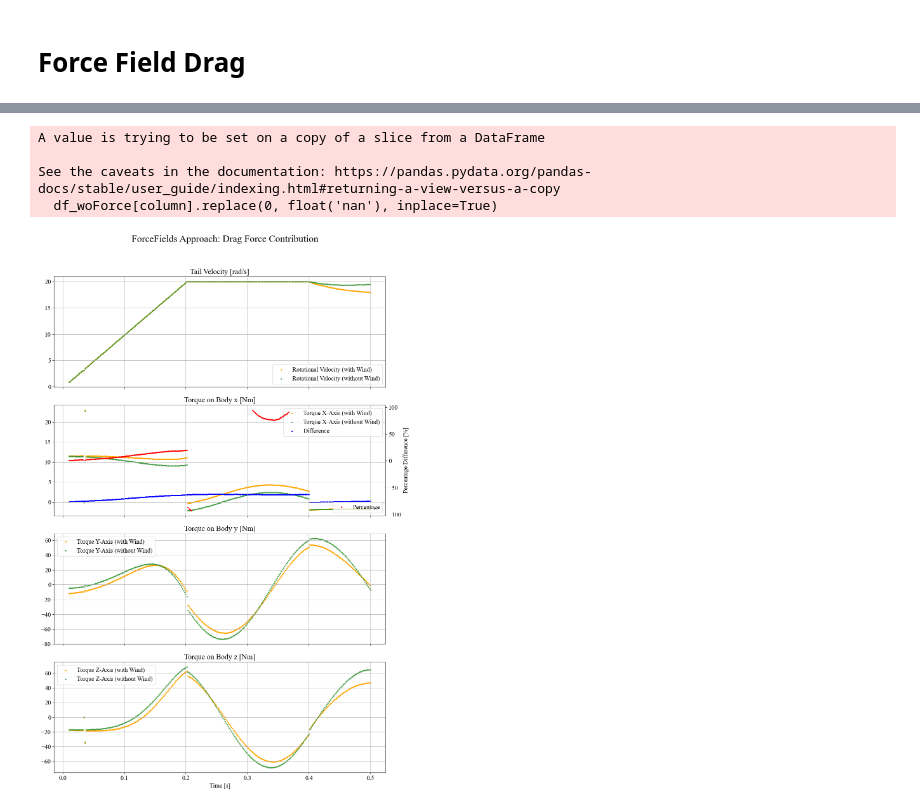
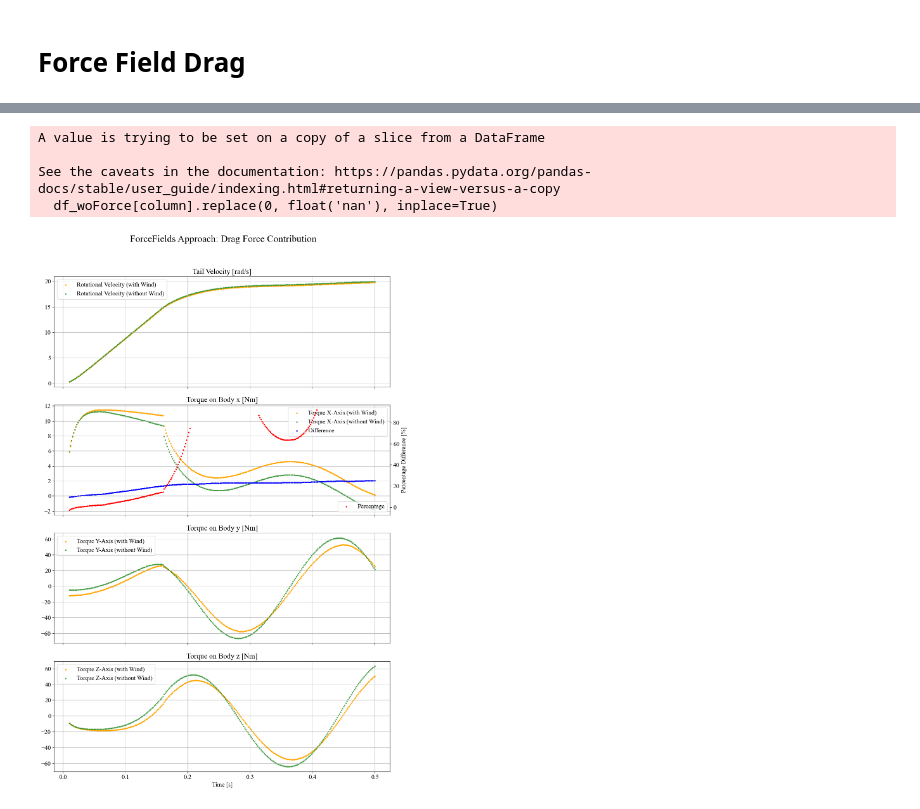
Before and after one commit to Maexerich/IsaacLab, a Jupyter notebook: source/data_visualization_v1.ipynb, the cells around one changed output, grey strips where cells are left out. Cells and saved outputs as stored; diff of their text form; code cells hidden in the pictures.

```diff
--- a/source/data_visualization_v1.ipynb
+++ b/source/data_visualization_v1.ipynb
@@ -395,31 +343,34 @@ Index(['time_seconds', 'TailDrive_friction', 'TailDrive_damping',
 # %%
+df_FF_wForce = pd.read_csv('results/2024_10_06_FF_enabled.csv')
+df_FF_woForce = pd.read_csv('results/2024_10_06_FF_disabled.csv')
 
+# df_FF_wForce.columns
 
 columns_to_plot = {"Tail Velocity [rad/s]": ["TailDrive_velocity"],
                     "Torque on Body x [Nm]": ["TrackDrive_torque_x"],
                     "Torque on Body y [Nm]": ["TrackDrive_torque_y"],
                     "Torque on Body z [Nm]": ["TrackDrive_torque_z"],
 }
 legend = {
     "Tail Velocity [rad/s]": ["Rotational Velocity", "Rotational Velocity Setpoint"],
     "Torque on Body x [Nm]": ["Torque X-Axis"],
     "Torque on Body y [Nm]": ["Torque Y-Axis"],
     "Torque on Body z [Nm]": ["Torque Z-Axis"],
 }
 
 additional_functions = {
     "Torque on Body x [Nm]": add_difference_and_percentage_line_to_plot,
     "Torque on Body x [Nm]_args": {"column": ["TrackDrive_torque_x"]}
 }
 
 plot_Drag_contribution(df_wForce=df_FF_wForce, df_woForce=df_FF_woForce,
                        columns_to_plot=columns_to_plot,
                        legend=legend, suptitle="ForceFields Approach: Drag Force Contribution",
                        additional_functions=additional_functions, time_range=(0.01, 1))
 # some_math_function(df_FF_wForce, df_FF_woForce)
 # %% [output]
 A value is trying to be set on a copy of a slice from a DataFrame
 
 See the caveats in the documentation: https://pandas.pydata.org/pandas-docs/stable/user_guide/indexing.html#returning-a-view-versus-a-copy
   df_woForce[column].replace(0, float('nan'), inplace=True)
-[figure, old version]
+[figure, new version]
```
Also changed, not shown: parts of 12 cells of this notebook, 39 other files.
